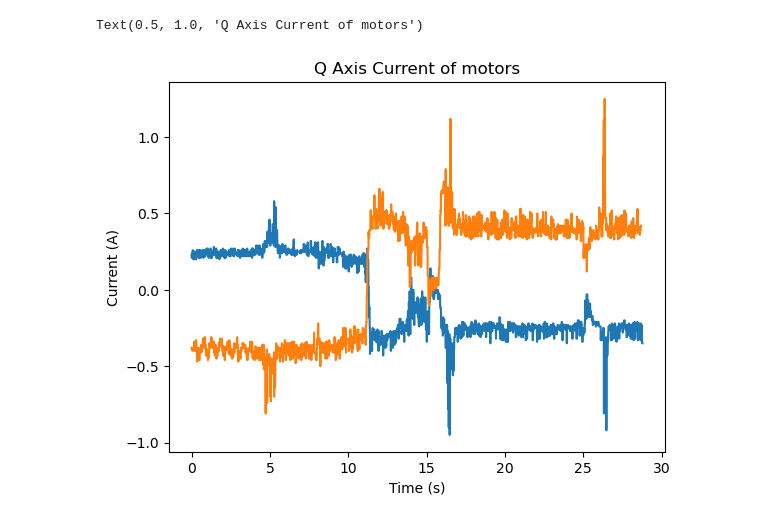
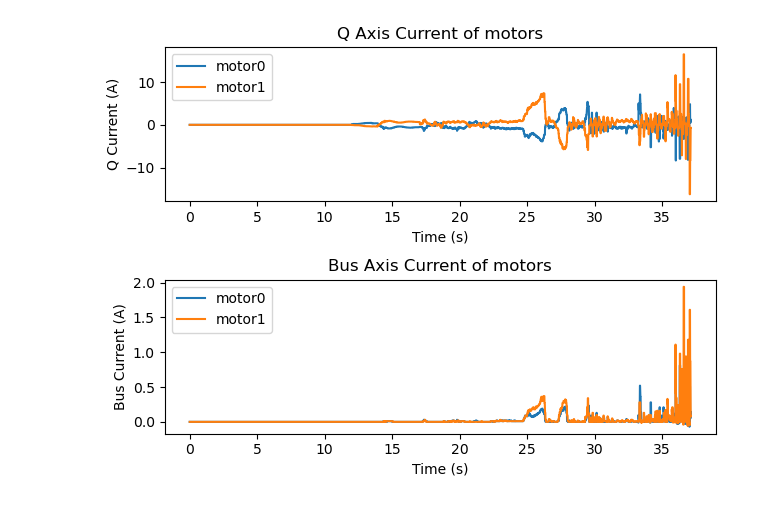
Before and after one commit to Umich-NASA-Big-Idea-Challenge/cargo_beep, a Jupyter notebook: cargo_beep/graph_bags.ipynb, the cells around one changed output. Cells and saved outputs as stored; diff of their text form; code cells hidden in the pictures.

```diff
--- a/cargo_beep/graph_bags.ipynb
+++ b/cargo_beep/graph_bags.ipynb
@@ -89,16 +85,27 @@ plt.legend(["lean_angle", "setpoint"])
-# %%
-current0 = get_graphable_data(data, "motor0", "q_current")
-current0_t = time["motor0"]
-
-current1 = get_graphable_data(data, "motor1", "q_current")
-current1_t = time["motor1"]
-
-fig1, ax1 = plt.subplots()
-ax1.plot(current0_t, current0)
-ax1.plot(current1_t, current1)
-ax1.set_xlabel("Time (s)")
-ax1.set_ylabel("Current (A)")
-ax1.set_title("Q Axis Current of motors")
-# %% [output]
-Text(0.5, 1.0, 'Q Axis Current of motors')
-[figure, removed]
+# %%
+q_current0, q_current0_t = get_graphable_data(data, time, "motor0", "q_current")
+q_current1, q_current1_t = get_graphable_data(data, time, "motor1", "q_current")
+
+bus_current0, bus_current0_t = get_graphable_data(data, time, "motor0", "bus_current")
+bus_current1, bus_current1_t = get_graphable_data(data, time, "motor1", "bus_current")
+
+
+fig1, (q_current_ax, bus_current_ax) = plt.subplots(2,1)
+
+q_current_ax.plot(q_current0_t, q_current0)
+q_current_ax.plot(q_current1_t, q_current1)
+q_current_ax.set_xlabel("Time (s)")
+q_current_ax.set_ylabel("Q Current (A)")
+q_current_ax.set_title("Q Axis Current of motors")
+q_current_ax.legend(["motor0", "motor1"])
+
+bus_current_ax.plot(bus_current0_t, bus_current0)
+bus_current_ax.plot(bus_current1_t, bus_current1)
+bus_current_ax.set_xlabel("Time (s)")
+bus_current_ax.set_ylabel("Bus Current (A)")
+bus_current_ax.set_title("Bus Axis Current of motors")
+bus_current_ax.legend(["motor0", "motor1"])
+
+fig1.tight_layout()
+# %% [output]
+[figure, added]
```
Also changed, not shown: parts of 7 cells of this notebook, 25 other files.
